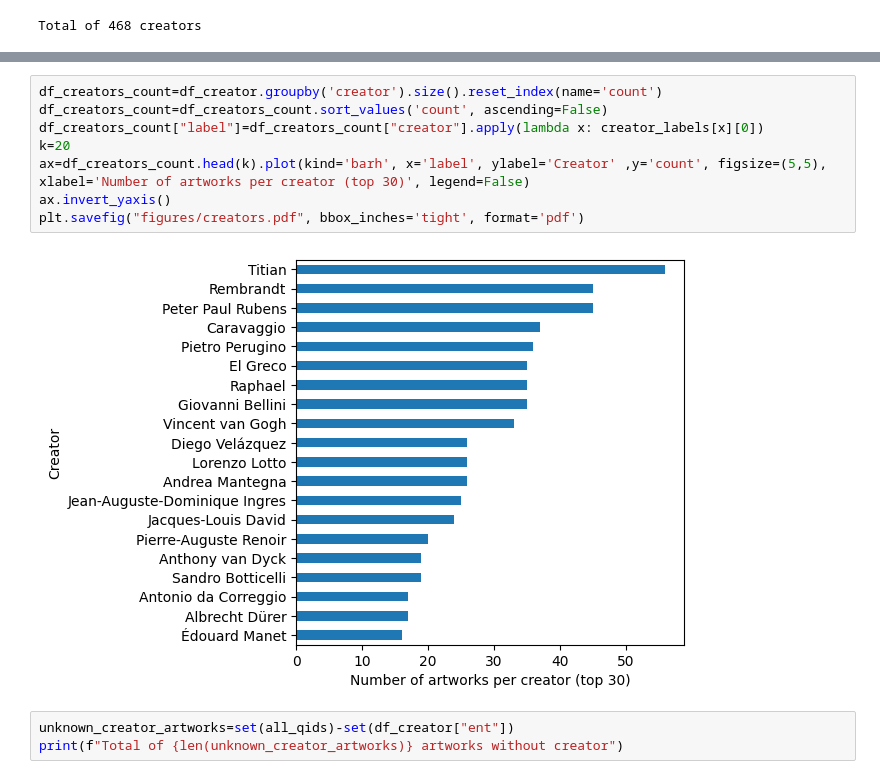
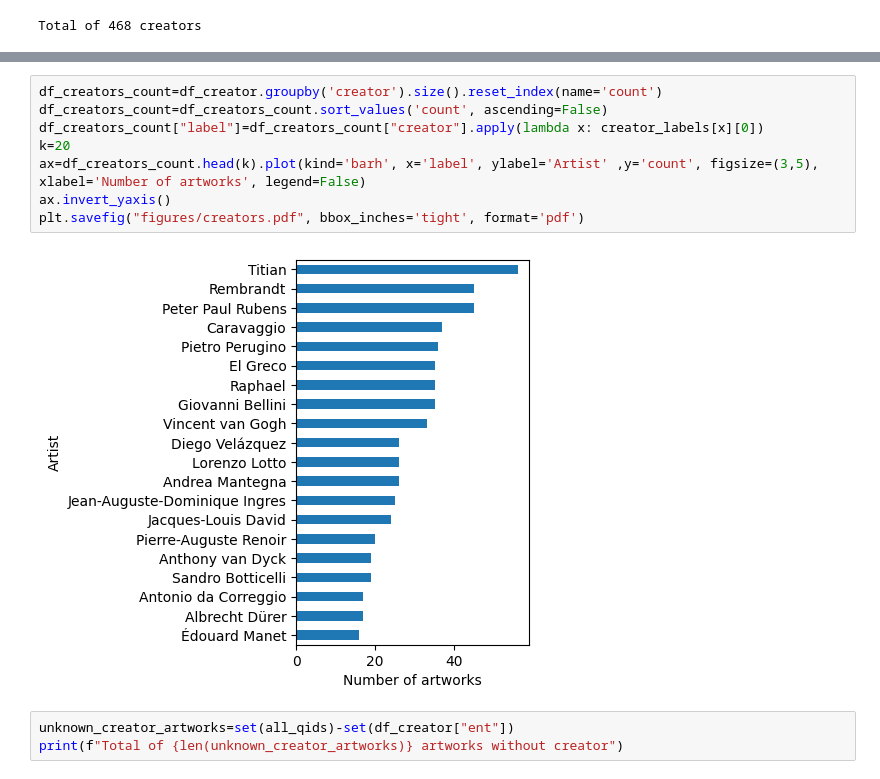
Before and after one commit to HPI-Information-Systems/MELArt, a Jupyter notebook: statistics.ipynb, the cells around one changed output, grey strips where cells are left out. Cells and saved outputs as stored; diff of their text form.

```diff
--- a/statistics.ipynb
+++ b/statistics.ipynb
@@ -208,13 +208,13 @@ Q223725 -> Francesco Hayez
 # %%
 df_creators_count=df_creator.groupby('creator').size().reset_index(name='count')
 df_creators_count=df_creators_count.sort_values('count', ascending=False)
 df_creators_count["label"]=df_creators_count["creator"].apply(lambda x: creator_labels[x][0])
 k=20
-ax=df_creators_count.head(k).plot(kind='barh', x='label', ylabel='Creator' ,y='count', figsize=(5,5), xlabel='Number of artworks per creator (top 30)', legend=False)
+ax=df_creators_count.head(k).plot(kind='barh', x='label', ylabel='Artist' ,y='count', figsize=(3,5), xlabel='Number of artworks', legend=False)
 ax.invert_yaxis()
 plt.savefig("figures/creators.pdf", bbox_inches='tight', format='pdf')
 # %% [output]
-[figure, old version]
+[figure, new version]
 # %%
 unknown_creator_artworks=set(all_qids)-set(df_creator["ent"])
 print(f"Total of {len(unknown_creator_artworks)} artworks without creator")
```
Also changed, not shown: parts of 8 cells of this notebook, 1 other file.
